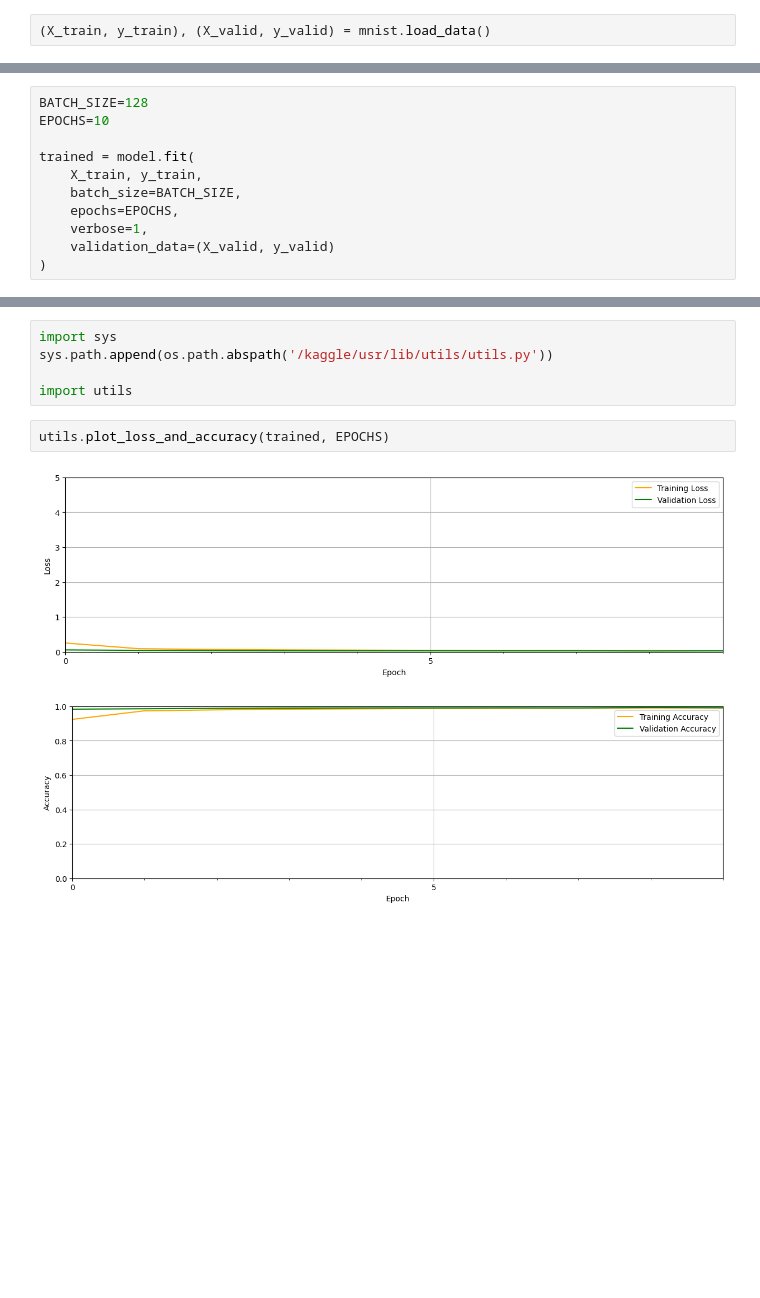
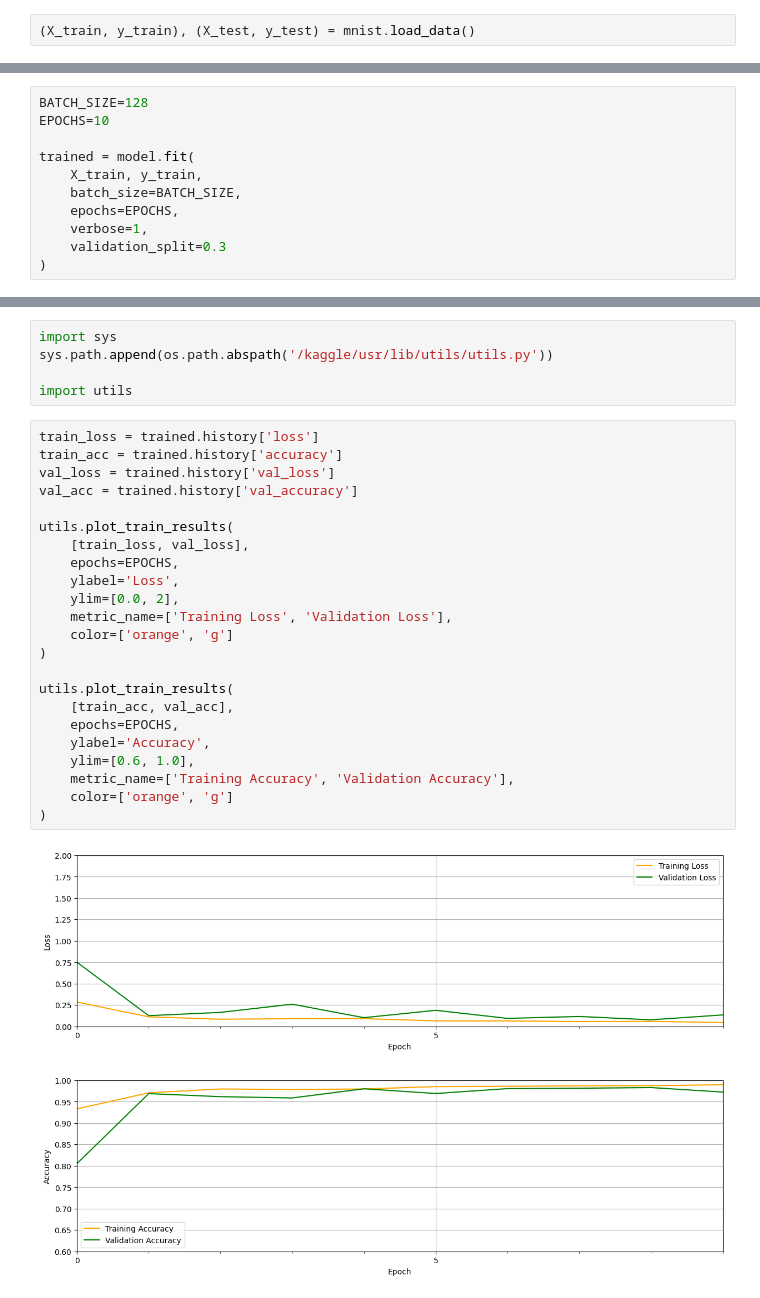
Before and after one commit to a113ssa/kaggle, a Jupyter notebook: notebook214c081b8c.ipynb, the cells around one changed output, grey strips where cells are left out. Saved outputs shown, nothing was run; the diff lists cells and outputs as text; blank space fills up the shorter version.

```diff
--- a/notebook214c081b8c.ipynb
+++ b/notebook214c081b8c.ipynb
@@ -27,6 +27,6 @@ import matplotlib.pyplot as plt
 # %% [markdown]
 **Load Data**
 # %%
-(X_train, y_train), (X_valid, y_valid) = mnist.load_data()
+(X_train, y_train), (X_test, y_test) = mnist.load_data()
 # %% [output]
 Downloading data from https://storage.googleapis.com/tensorflow/tf-keras-datasets/mnist.npz
@@ -147,7 +157,7 @@ trained = model.fit(
     batch_size=BATCH_SIZE,
     epochs=EPOCHS,
     verbose=1,
-    validation_data=(X_valid, y_valid)
+    validation_split=0.3
 )
 # %% [output]
 Epoch 1/10
@@ -181,8 +190,29 @@ import sys
 sys.path.append(os.path.abspath('/kaggle/usr/lib/utils/utils.py'))
 
 import utils
-# %%
-utils.plot_loss_and_accuracy(trained, EPOCHS)
-# %% [output]
-[figure, removed]
-[figure, removed]
+# %%
+train_loss = trained.history['loss']
+train_acc = trained.history['accuracy']
+val_loss = trained.history['val_loss']
+val_acc = trained.history['val_accuracy']
+
+utils.plot_train_results(
+    [train_loss, val_loss],
+    epochs=EPOCHS,
+    ylabel='Loss',
+    ylim=[0.0, 2],
+    metric_name=['Training Loss', 'Validation Loss'],
+    color=['orange', 'g']
+)
+
+utils.plot_train_results(
+    [train_acc, val_acc],
+    epochs=EPOCHS,
+    ylabel='Accuracy',
+    ylim=[0.6, 1.0],
+    metric_name=['Training Accuracy', 'Validation Accuracy'],
+    color=['orange', 'g']
+)
+# %% [output]
+[figure, added]
+[figure, added]
```
Also changed, not shown: parts of 10 cells of this notebook.
